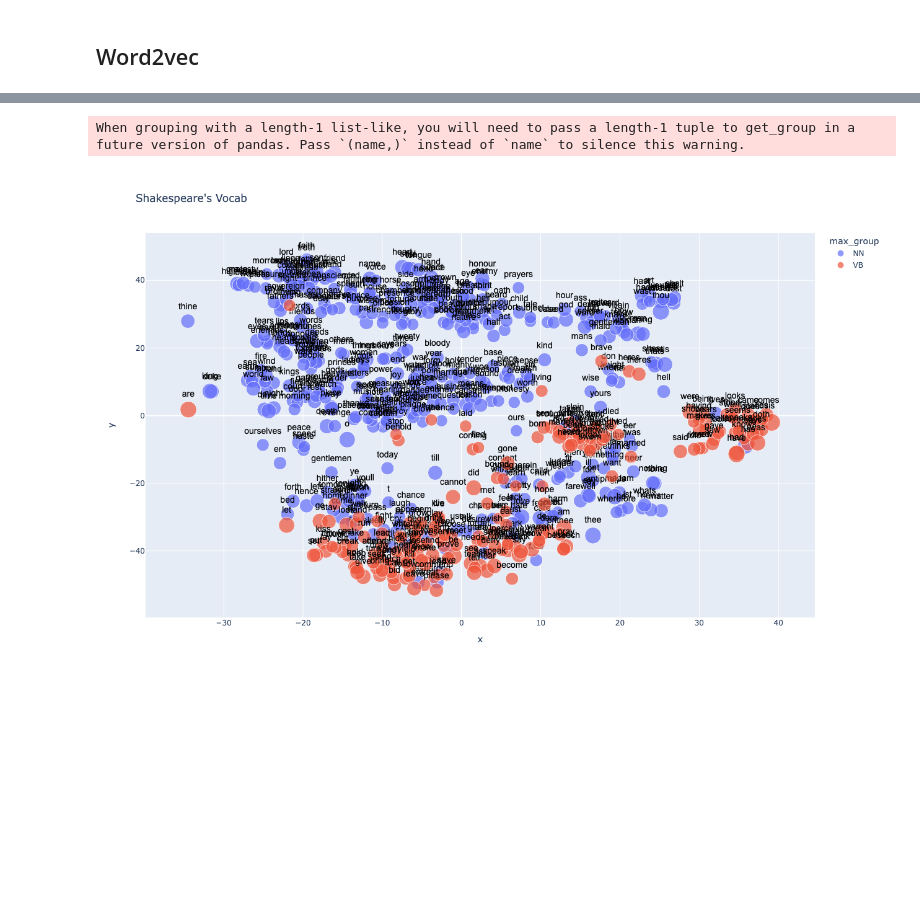
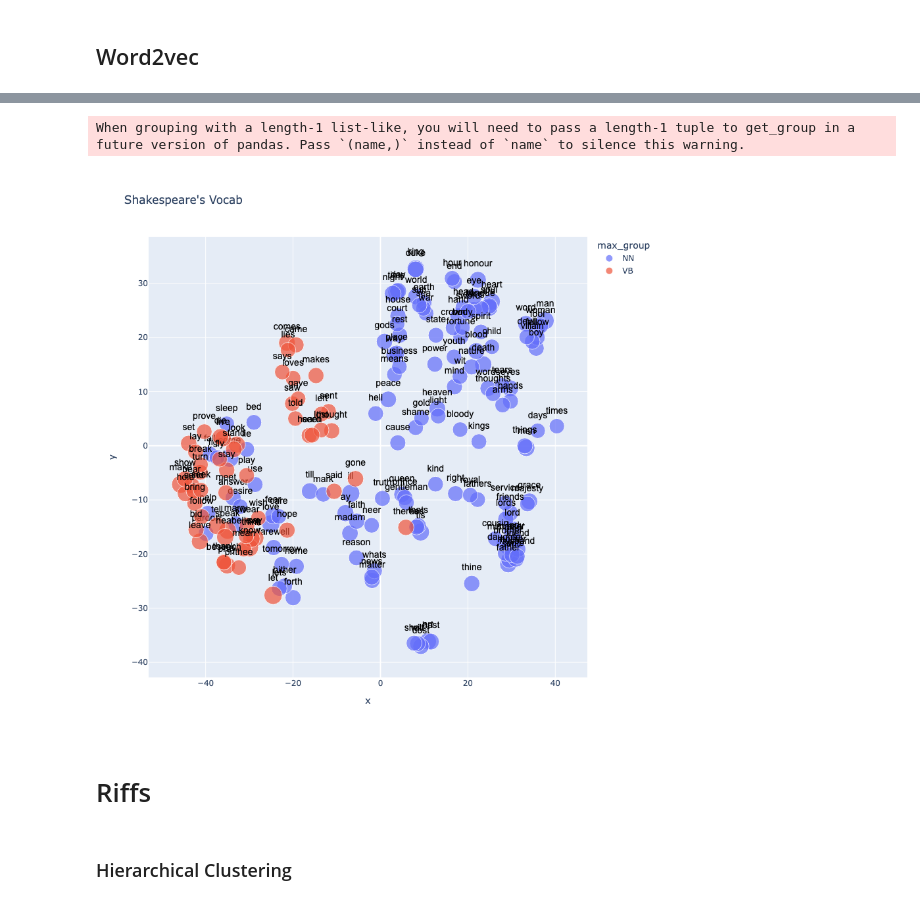
Before and after one commit to silashayes/shakespeare-text-analytics, a Jupyter notebook: Shakespeare ETA.ipynb, the cells around one changed output, grey strips where cells are left out. Drawn from its saved outputs; the diff is of its cells as text; code cells hidden in the pictures; blank space fills up the shorter version.

Commit message:
Final Visuals Complete

```diff
--- a/Shakespeare ETA.ipynb
+++ b/Shakespeare ETA.ipynb
@@ -621,12 +822,12 @@ def tsne_from_w2v(WV, tsne_engine):
 
     return X
 # %%
-DOCS = gensim_corpora(CORPUS)
+DOCS = gensim_corpora(CORPUS, 'speaker_id')
 # %%
 params = dict(
     window = 2,
     vector_size = 256,
-    min_count = 80
+    min_count = 100
 )
 # %%
 VOCAB_W2V = vocab_w2v(VOCAB, DOCS, params)
@@ -643,6 +846,6 @@ VOCAB_W2V.sample(5)
 # %%
 tsne_engine = TSNE(learning_rate=200, perplexity=20,
                    n_components=2, init='random',
-                   n_iter=1000, random_state=42)
+                   max_iter=1000, random_state=42)
 # %%
-TSNE = tsne_from_w2v(VOCAB_W2V, tsne_engine)
+TSNEDF = tsne_from_w2v(VOCAB_W2V, VOCAB, tsne_engine)
@@ -649,14 +862,19 @@ TSNE = tsne_from_w2v(VOCAB_W2V, tsne_engine)
 # %%
-px.scatter(TSNE.reset_index(), 'x', 'y',
+px.scatter(TSNEDF.reset_index(), 'x', 'y',
            text='term_str',
            color='max_group',
            hover_name='term_str',
            size='log_n',
            title="Shakespeare's Vocab",
-           height=800).update_traces(
+           width=850,
+           height=850).update_traces(
                 mode='markers+text',
                 textfont=dict(color='black', size=14, family='Arial'),
                 textposition='top center')
 # %% [output]
 When grouping with a length-1 list-like, you will need to pass a length-1 tuple to get_group in a future version of pandas. Pass `(name,)` instead of `name` to silence this warning.
-[figure, old version]
+[figure, new version]
+# %% [markdown]
+# Riffs
+# %% [markdown]
+### Hierarchical Clustering
```
Also changed, not shown: parts of 92 cells of this notebook.
